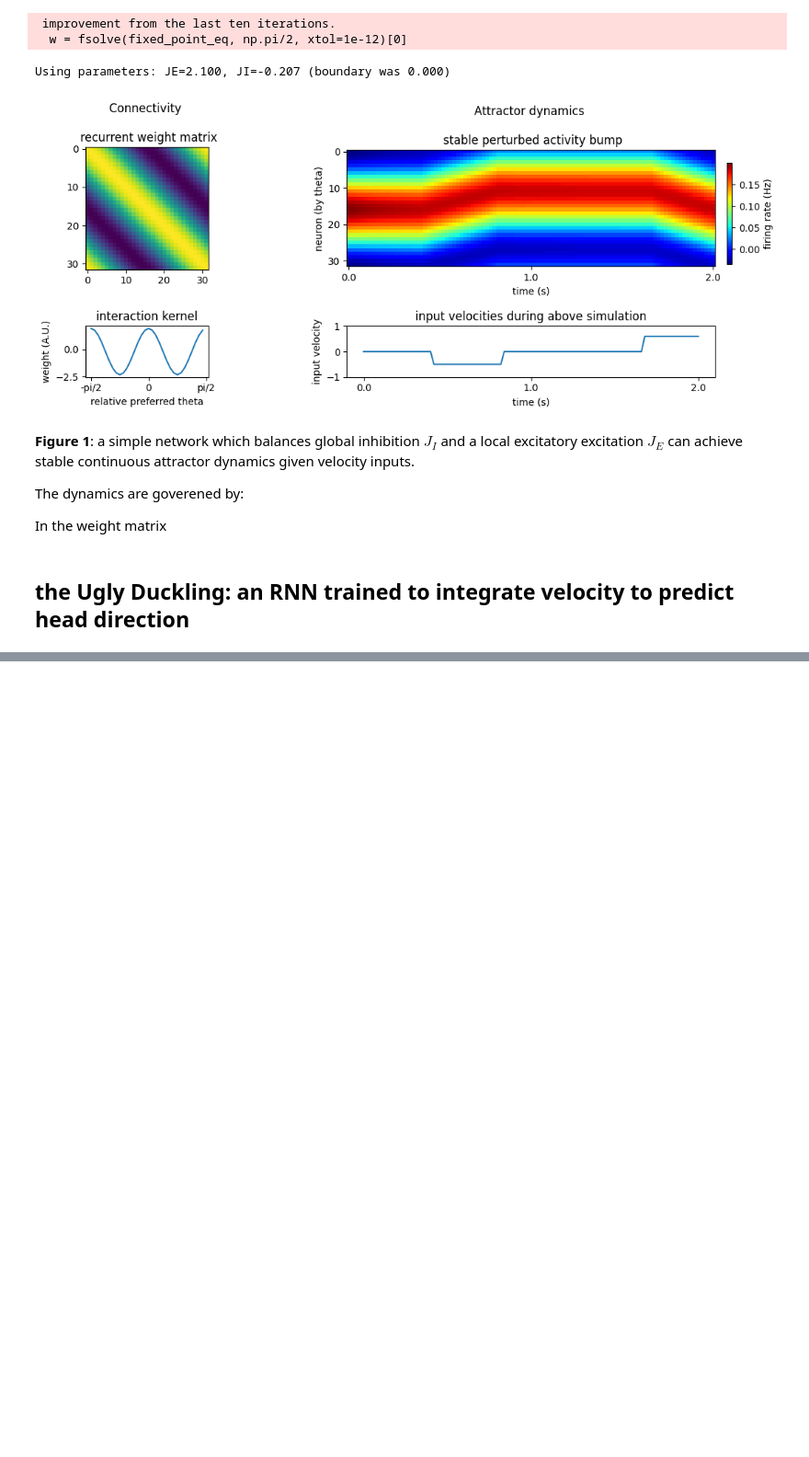
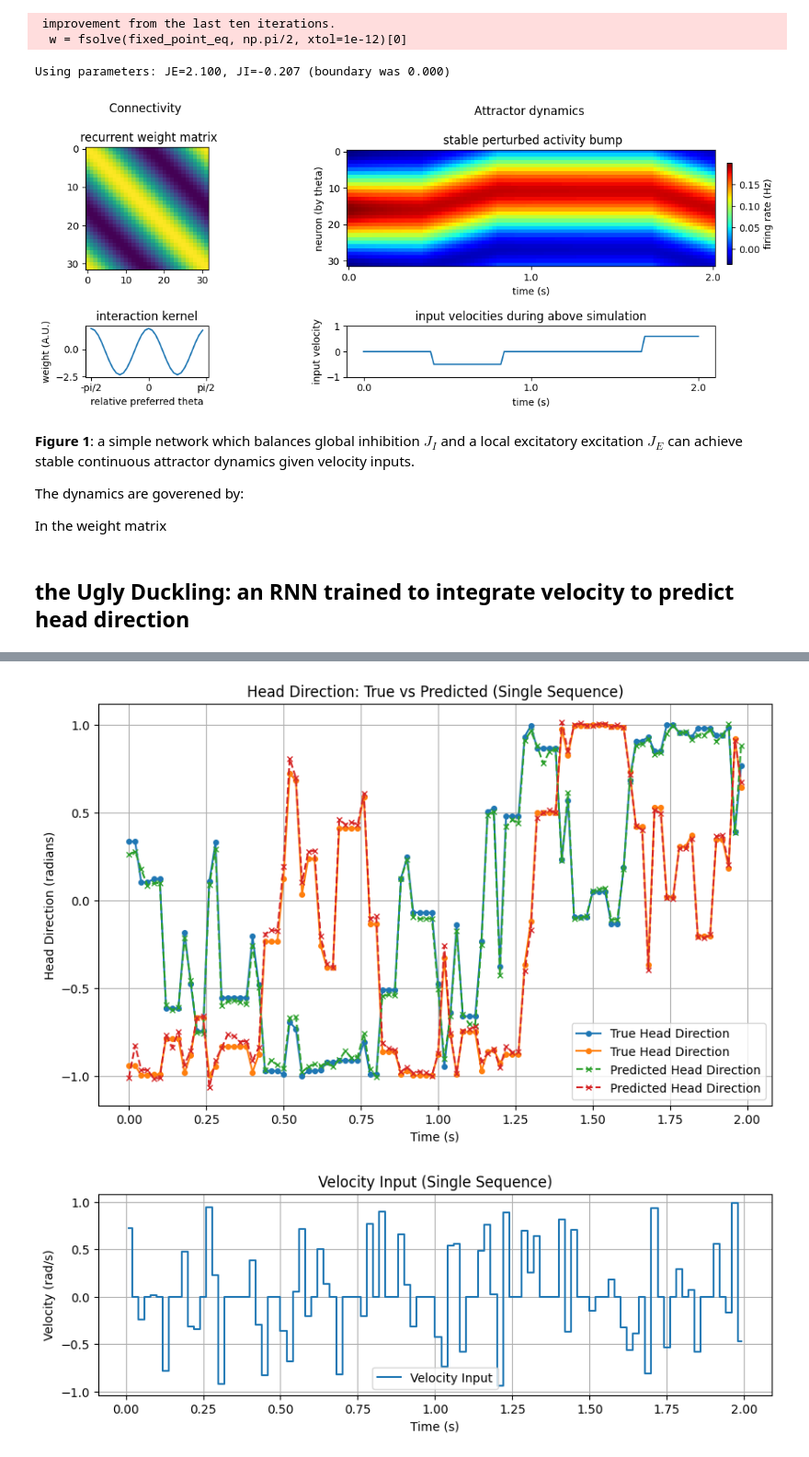
Before and after one commit to charlesdgburns/degist, a Jupyter notebook: Ring_attractors_and_RNNs.ipynb, the cells around one changed output, grey strips where cells are left out. Shown at 92% size. Drawn from its saved outputs; the diff is of its cells as text; code cells hidden in the pictures; blank space fills up the shorter version.

```diff
--- a/Ring_attractors_and_RNNs.ipynb
+++ b/Ring_attractors_and_RNNs.ipynb
@@ -220,0 +377,42 @@ widgets.interact(update_plot,v_input=(-1,1,0.1), time_step=widgets.Play(min=0,ma
+# %%
+import matplotlib.pyplot as plt
+# 5. Evaluation (Optional)
+model.eval()
+with torch.no_grad():
+    # Take one sequence from the training data for visualization
+    initial_hd_eval, velocities_eval, target_hd_eval = dataset[0]
+    initial_hd_eval = initial_hd_eval.unsqueeze(0).to(device) # Add batch dimension
+    velocities_eval = velocities_eval.unsqueeze(0).to(device) # Add batch dimension
+
+    predicted_hd_eval = model(initial_hd_eval, velocities_eval).squeeze(0).cpu().numpy()
+
+    # Plotting the results for one sequence
+    plt.figure(figsize=(10, 6))
+    true_hd_sequence = target_hd_eval.cpu().numpy()
+    predicted_hd_sequence = (predicted_hd_eval)
+
+    time_steps = np.arange(seq_len) * dt
+
+    plt.plot(time_steps, true_hd_sequence, label='True Head Direction', marker='o', linestyle='-', markersize=4)
+    plt.plot(time_steps, predicted_hd_sequence, label='Predicted Head Direction', marker='x', linestyle='--', markersize=4)
+    plt.title('Head Direction: True vs Predicted (Single Sequence)')
+    plt.xlabel('Time (s)')
+    plt.ylabel('Head Direction (radians)')
+    plt.legend()
+    plt.grid(True)
+    plt.show()
+
+    # Plot velocity input for the same sequence
+    plt.figure(figsize=(10, 3))
+    # Velocity input is for t=0 to t=seq_len-2, affecting t=1 to t=seq_len-1
+    velocity_time_steps = time_steps[:] + dt/2 # Plot velocity roughly in the middle of the interval it applies
+    plt.step(velocity_time_steps, velocities_eval.squeeze().cpu().numpy(), where='mid', label='Velocity Input')
+    plt.title('Velocity Input (Single Sequence)')
+    plt.xlabel('Time (s)')
+    plt.ylabel('Velocity (rad/s)')
+    plt.legend()
+    plt.grid(True)
+    plt.show()
+# %% [output]
+[figure, added]
+[figure, added]
```
Also changed, not shown: parts of 12 cells of this notebook.
